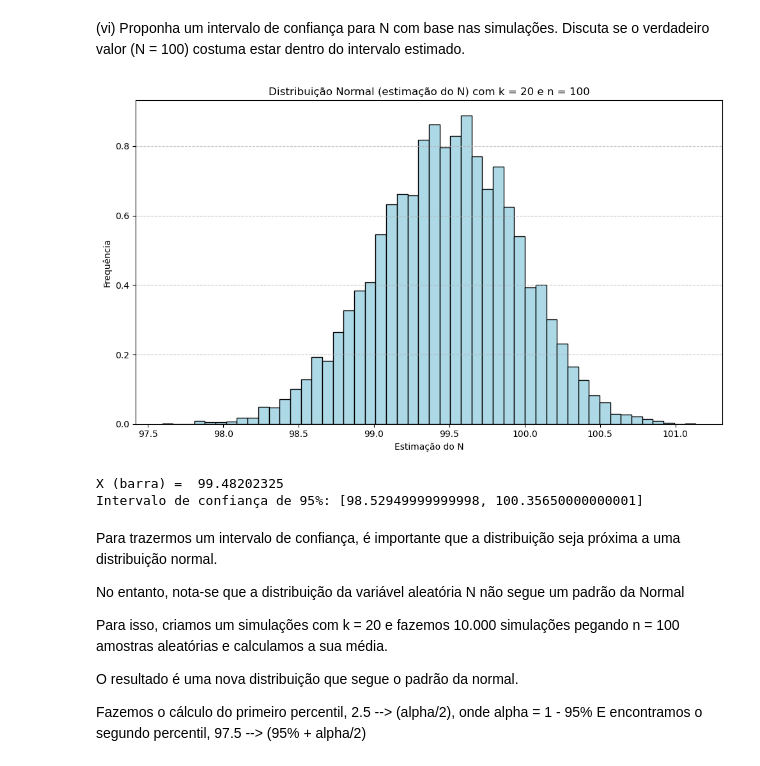
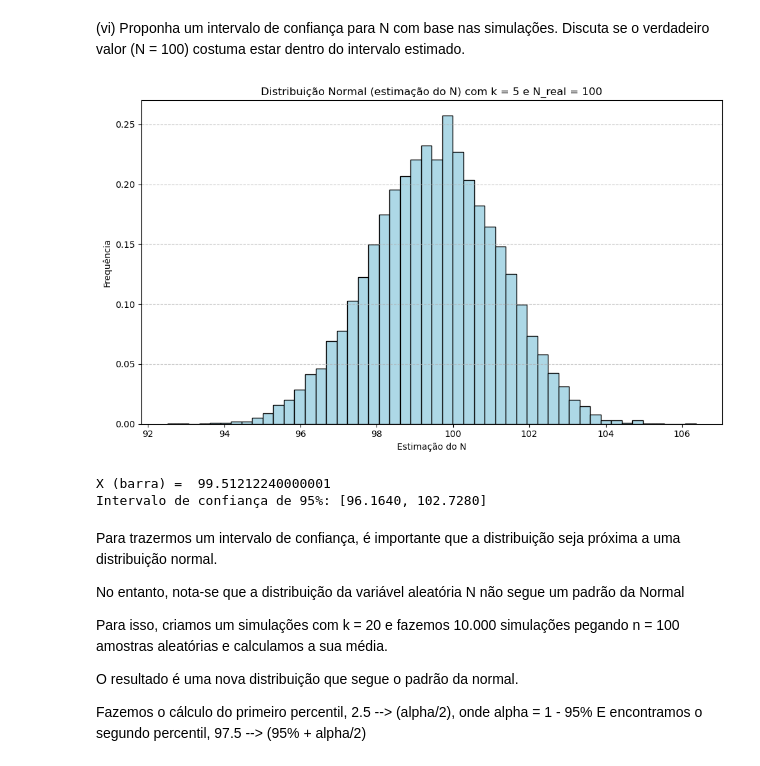
Before and after one commit to paraizovinicius/Inferencia_Estatistica, a Jupyter notebook: Trabalho_1/T1.ipynb, the cells around one changed output. Drawn from its saved outputs; the diff is of its cells as text; code cells hidden in the pictures.

```diff
--- a/Trabalho_1/T1.ipynb
+++ b/Trabalho_1/T1.ipynb
@@ -369,43 +381,43 @@ seed(1)
 
 
 
-k = 20
-estimativas_N = problema_dos_tanques(k)# Pegar estimativas para N, utlizando k = 20
+k = 5
+estimativas_N = problema_dos_tanques(k) # Pegar estimativas para N, utlizando k = 5
 
 
 
 # Nota-se que a distribuição da variável aleatória N não segue um padrão da Normal
 simulacoes = 10000 # loop de simulacoes
 estimativas = []
 n = 100
 for _ in range(simulacoes):
     amostra = np.random.choice(estimativas_N, size=n)
     estimativas.append(amostra.mean())
 
 plt.figure(figsize=(10, 6))
 plt.hist(estimativas, bins=50, color='lightblue', edgecolor='black', density=True)
 plt.xlabel('Estimação do N')
 plt.ylabel('Frequência')
-plt.title(f'Distribuição Normal (estimação do N) com k = {k} e n = {n}')
+plt.title(f'Distribuição Normal (estimação do N) com k = {k} e N_real = {n}')
 plt.grid(axis='y', linestyle='--', alpha=0.7)
 
 plt.tight_layout()
 plt.show()
 
 
 
 
 # Intervalo de confiança empírico de 95%
 ic_inf = np.percentile(estimativas, 2.5)
 ic_sup = np.percentile(estimativas, 97.5)
 
 
 print("X (barra) = ", np.mean(estimativas))
 print(f"Intervalo de confiança de 95%: [{ic_inf:.4f}, {ic_sup:.4f}]")
 # %% [output]
-[figure, old version]
+[figure, new version]
-X (barra) =  99.48202325
-Intervalo de confiança de 95%: [98.52949999999998, 100.35650000000001]
+X (barra) =  99.51212240000001
+Intervalo de confiança de 95%: [96.1640, 102.7280]
 # %% [markdown]
 Para trazermos um intervalo de confiança, é importante que a distribuição seja próxima a uma distribuição normal.
 
```
Also changed, not shown: parts of 9 cells of this notebook.
